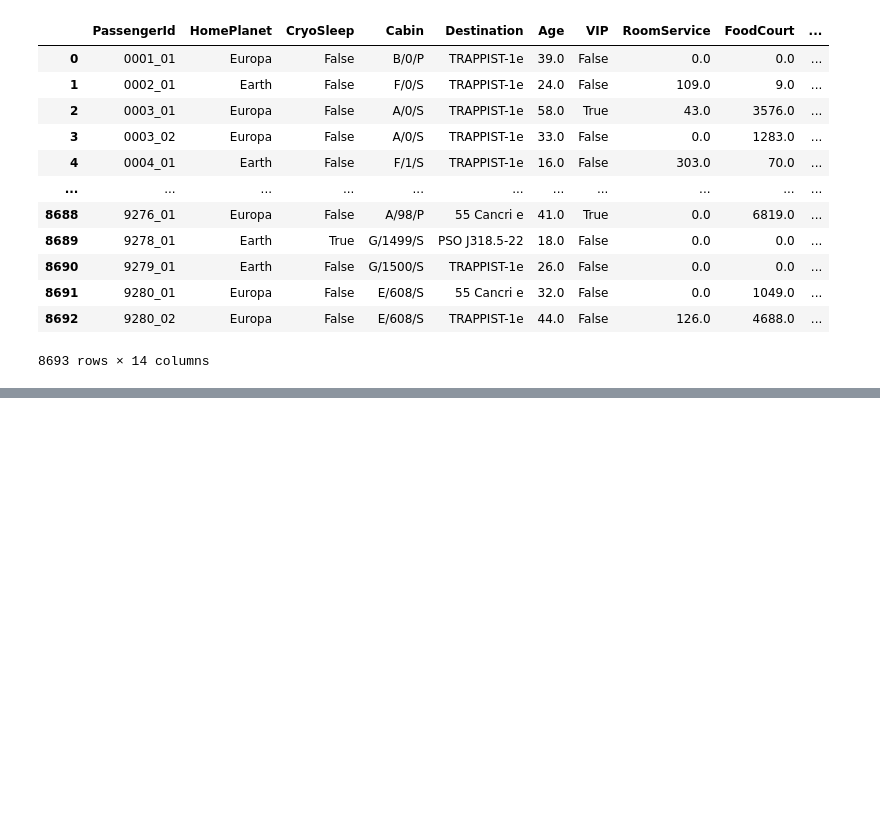
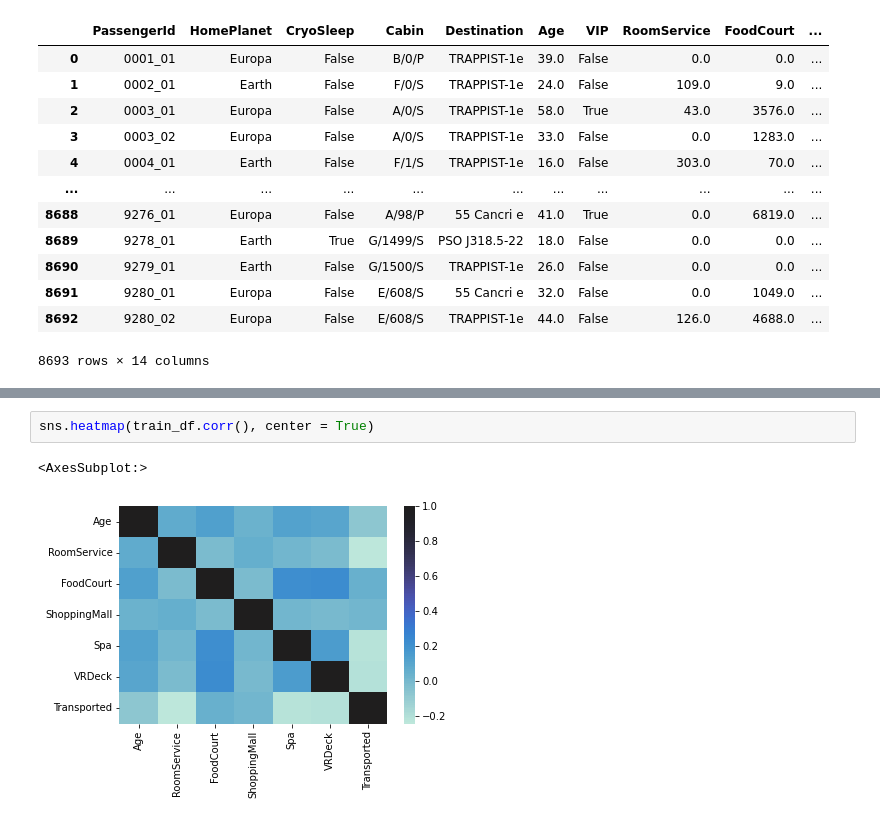
Before and after one commit to Ashar88/Spaceship_Titanic, a Jupyter notebook: Spaceship.ipynb, the cells around one changed output, grey strips where cells are left out. Drawn from its saved outputs; the diff is of its cells as text; blank space fills up the shorter version.

```diff
--- a/Spaceship.ipynb
+++ b/Spaceship.ipynb
@@ -28,0 +115,5 @@ train_df
+# %%
+sns.heatmap(train_df.corr(), center = True)
+# %% [output]
+<AxesSubplot:>
+[figure, added]
```
Also changed, not shown: parts of 10 cells of this notebook.
